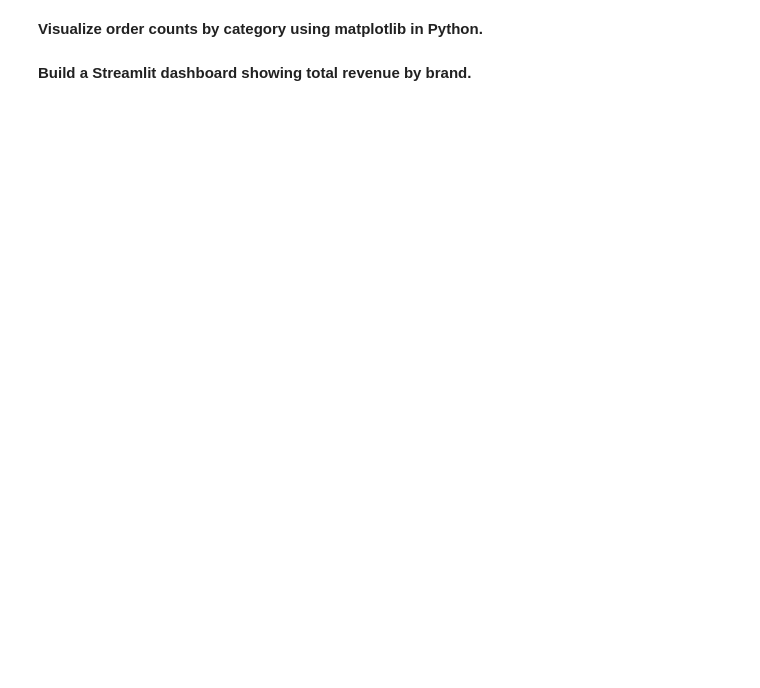
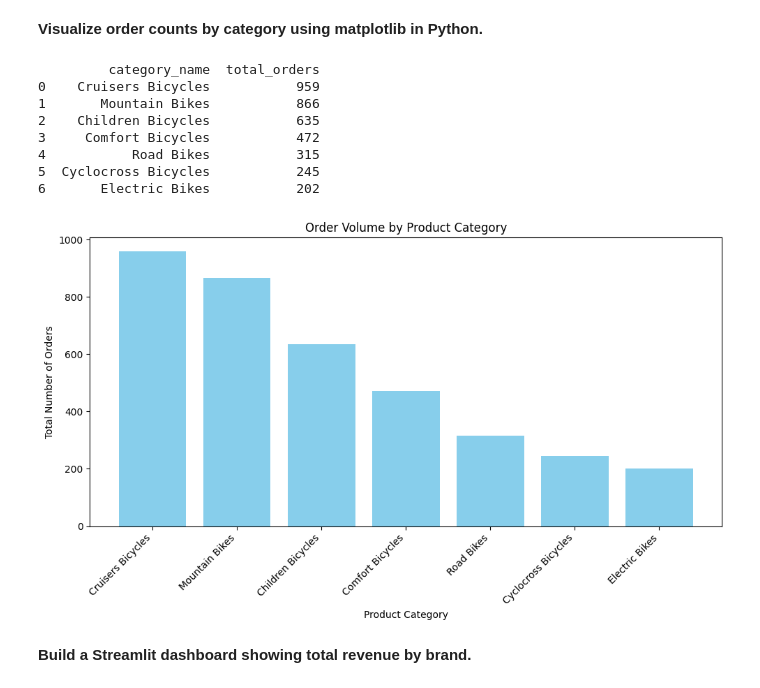
Before and after one commit to Cliffe16/Lux-Dev-Data-Engineering-Repo, a Jupyter notebook: sql+python test/python-sql-test-solutions.ipynb, the cells around one changed output. Cells and saved outputs as stored; diff of their text form; code cells hidden in the pictures; blank space fills up the shorter version.

```diff
--- a/sql+python test/python-sql-test-solutions.ipynb
+++ b/sql+python test/python-sql-test-solutions.ipynb
@@ -1029,4 +1063,52 @@ print(result)
 # %% [markdown]
 **Visualize order counts by category using matplotlib in Python.**
+# %%
+import matplotlib.pyplot as plt
+
+query = f"""
+    SELECT
+        c.category_name,
+        COUNT(DISTINCT o.order_id) AS total_orders
+    FROM orders o
+        JOIN order_items i
+            ON o.order_id = i.order_id
+                JOIN products p
+                    ON i.product_id = p.product_id
+                        JOIN categories c
+                            ON p.category_id = c.category_id
+    GROUP BY c.category_name
+    ORDER BY total_orders DESC;
+    """
+
+result = pd.read_sql(query, con=engine)
+
+#Create the vizualization
+plt.figure(figsize=(10,6))
+
+plt.bar(result['category_name'], result['total_orders'], color='skyblue')
+
+#Add labels and title
+plt.xlabel('Product Category')
+plt.ylabel('Total Number of Orders')
+plt.title('Order Volume by Product Category')
+
+#Rotate X-axis labels for readability
+plt.xticks(rotation=45, ha='right')
+plt.tight_layout()
+
+#Save the plot
+plt.savefig('category_order_counts.png')
+
+print(result)
+# %% [output]
+         category_name  total_orders
+0    Cruisers Bicycles           959
+1       Mountain Bikes           866
+2    Children Bicycles           635
+3     Comfort Bicycles           472
+4           Road Bikes           315
+5  Cyclocross Bicycles           245
+6       Electric Bikes           202
+[figure, added]
 # %% [markdown]
 **Build a Streamlit dashboard showing total revenue by brand.**
```
Also changed, not shown: parts of 5 cells of this notebook, 7 other files.
